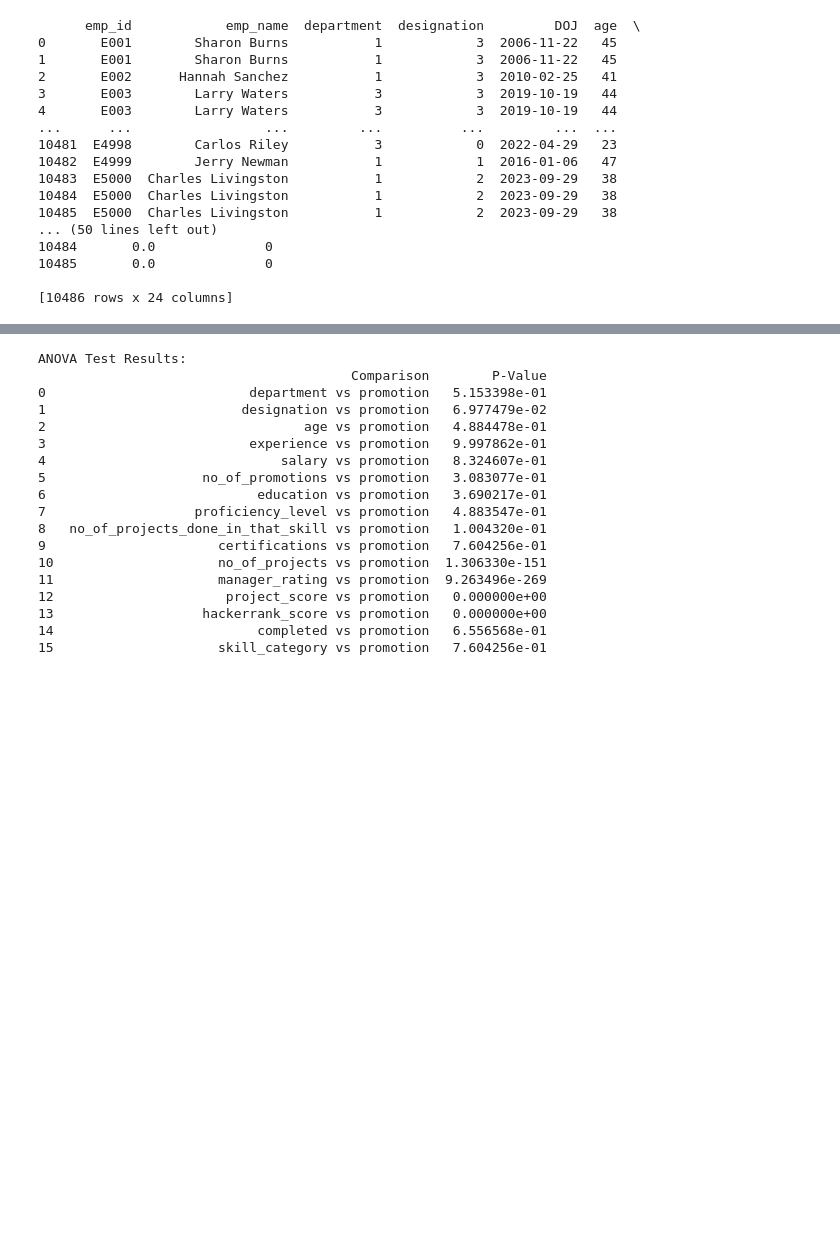
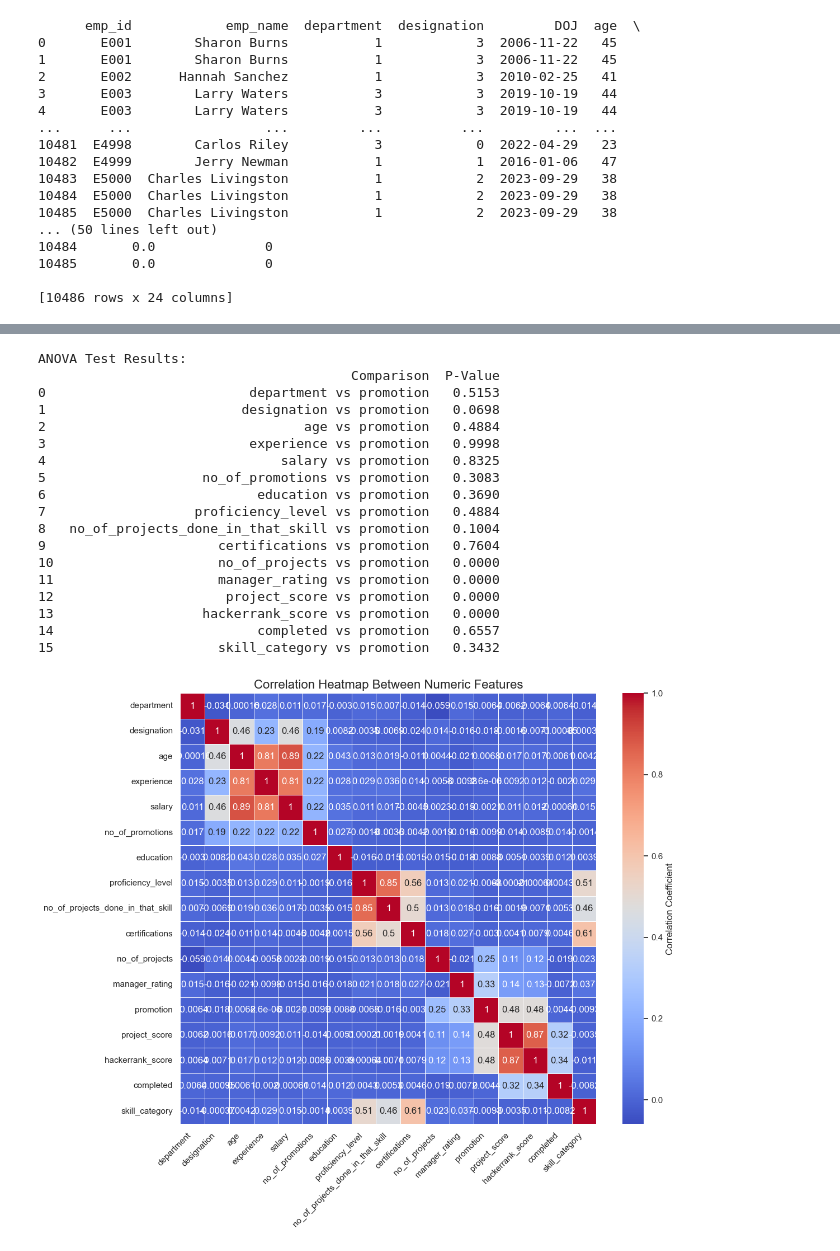
Before and after one commit to ejenisha/finalProject-DS, a Jupyter notebook: promotion_prediction.ipynb, the cells around one changed output, grey strips where cells are left out. Saved outputs shown, nothing was run; the diff lists cells and outputs as text; code cells hidden in the pictures; blank space fills up the shorter version.

```diff
--- a/promotion_prediction.ipynb
+++ b/promotion_prediction.ipynb
@@ -966,11 +1044,13 @@ skill_category is not significant (p-value: 0.7836).
 # %%
 from scipy import stats
+import pandas as pd
+
 # Function to perform ANOVA between numeric columns and promotion
 def perform_anova_with_promotion(df, target_col):
     p_values = {}
 
     # Identify numeric columns
-    numeric_cols = df.select_dtypes(include=['int64', 'float64']).columns.tolist()
+    numeric_cols = df.select_dtypes(include=['int32','int64', 'float64']).columns.tolist()
 
     # Remove the target column from numeric columns
     if target_col in numeric_cols:
@@ -984,7 +1064,7 @@ def perform_anova_with_promotion(df, target_col):
         # Perform ANOVA test only if there are at least two groups
         if len(groups) > 1:
             f_statistic, p_value = stats.f_oneway(*groups)
-            p_values[f"{num_col} vs {target_col}"] = p_value
+            p_values[f"{num_col} vs {target_col}"] = round(p_value, 4)  # Format p-value to 4 decimals
 
     # Convert p-values to DataFrame
     p_values_df = pd.DataFrame(list(p_values.items()), columns=['Comparison', 'P-Value'])
@@ -999,20 +1079,50 @@ print("ANOVA Test Results:")
 print(anova_results)
 # %% [output]
 ANOVA Test Results:
-                                        Comparison        P-Value
-0                          department vs promotion   5.153398e-01
-1                         designation vs promotion   6.977479e-02
-2                                 age vs promotion   4.884478e-01
-3                          experience vs promotion   9.997862e-01
-4                              salary vs promotion   8.324607e-01
-5                    no_of_promotions vs promotion   3.083077e-01
-6                           education vs promotion   3.690217e-01
-7                   proficiency_level vs promotion   4.883547e-01
-8   no_of_projects_done_in_that_skill vs promotion   1.004320e-01
-9                      certifications vs promotion   7.604256e-01
-10                     no_of_projects vs promotion  1.306330e-151
-11                     manager_rating vs promotion  9.263496e-269
-12                      project_score vs promotion   0.000000e+00
-13                   hackerrank_score vs promotion   0.000000e+00
-14                          completed vs promotion   6.556568e-01
-15                     skill_category vs promotion   7.604256e-01
+                                        Comparison  P-Value
+0                          department vs promotion   0.5153
+1                         designation vs promotion   0.0698
+2                                 age vs promotion   0.4884
+3                          experience vs promotion   0.9998
+4                              salary vs promotion   0.8325
+5                    no_of_promotions vs promotion   0.3083
+6                           education vs promotion   0.3690
+7                   proficiency_level vs promotion   0.4884
+8   no_of_projects_done_in_that_skill vs promotion   0.1004
+9                      certifications vs promotion   0.7604
+10                     no_of_projects vs promotion   0.0000
+11                     manager_rating vs promotion   0.0000
+12                      project_score vs promotion   0.0000
+13                   hackerrank_score vs promotion   0.0000
+14                          completed vs promotion   0.6557
+15                     skill_category vs promotion   0.3432
+# %%
+# Assuming 'df' is your DataFrame with the relevant columns
+# Function to create heatmap for correlations
+def plot_correlation_heatmap(df, target_col):
+    # Select only numeric columns for correlation
+    numeric_df = df.select_dtypes(include=['int32', 'int64', 'float64'])
+
+    # Calculate correlation matrix
+    corr_matrix = numeric_df.corr()
+
+    # Create a heatmap
+    plt.figure(figsize=(12, 10))
+    sns.heatmap(
+        corr_matrix,
+        annot=True,             # Show correlation values in the heatmap
+        cmap='coolwarm',        # Color map for the heatmap
+        linewidths=0.5,         # Line width between cells
+        cbar_kws={'label': 'Correlation Coefficient'}
+    )
+
+    # Title and labels
+    plt.title('Correlation Heatmap Between Numeric Features', fontsize=16)
+    plt.xticks(rotation=45, ha='right')  # Rotate x labels for better visibility
+    plt.yticks(rotation=0)                # Rotate y labels for better visibility
+    plt.show()
+
+# Call the function to plot the heatmap
+plot_correlation_heatmap(df,df['promotion'])
+# %% [output]
+[figure, added]
```
Also changed, not shown: parts of 19 cells of this notebook.
